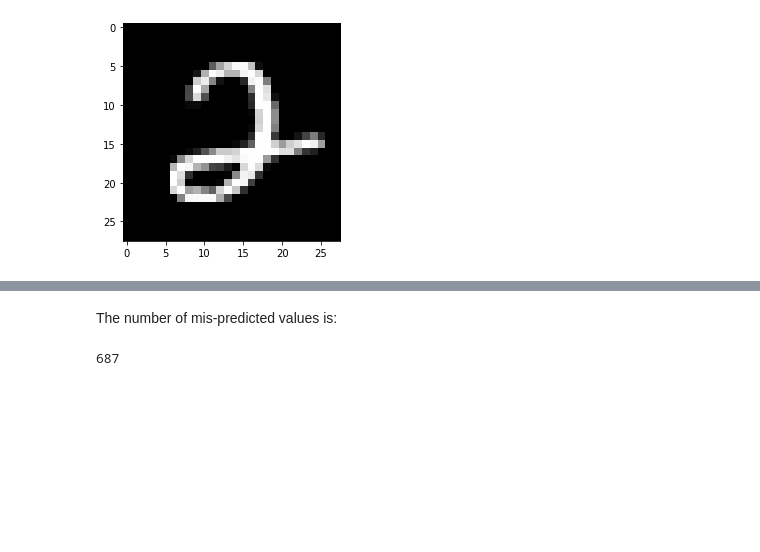
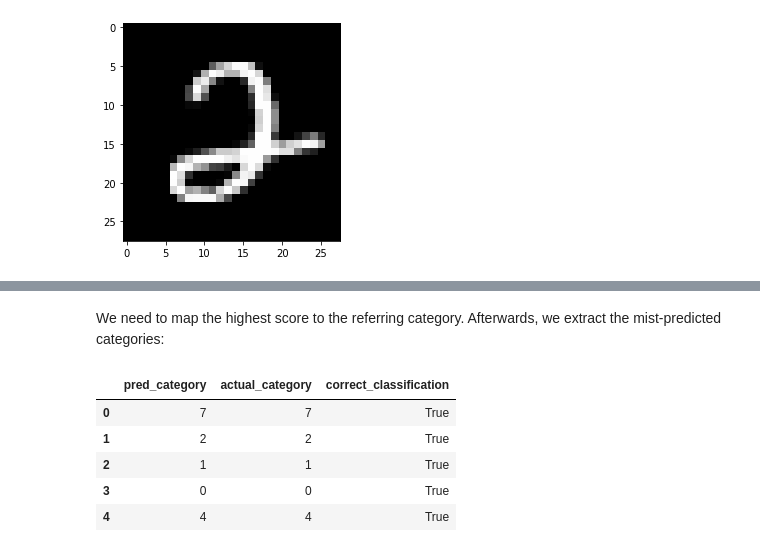
Before and after one commit to loremarchi/hands-on-machine-learning-R-module-3-python, a Jupyter notebook: 2_fundamentals.ipynb, the cells around one changed output, grey strips where cells are left out. Drawn from its saved outputs; the diff is of its cells as text; code cells hidden in the pictures; blank space fills up the shorter version.

```diff
--- a/2_fundamentals.ipynb
+++ b/2_fundamentals.ipynb
@@ -212,3 +420,5 @@ array([0.   , 0.   , 0.   , 0.   , 0.   , 0.   , 0.   , 0.994, 0.   ,
+# %% [markdown]
+We need to map the highest score to the referring category. Afterwards, we extract the mist-predicted categories:
 # %%
 # prediction vs actual
 predicted_category = np.argmax(prediction, axis = 1)
@@ -220,6 +426,11 @@ index_mispred = np.where(~mask)
-# %% [markdown]
-The number of mis-predicted values is:
-# %%
-(~mask).sum()
-# %% [output]
-687
+# %%
+summary = pd.DataFrame({'pred_category':predicted_category,
+                        'actual_category':actual_category,
+                        'correct_classification':np.equal(predicted_category,actual_category)}); summary.head()
+# %% [output]
+|  | pred_category | actual_category | correct_classification |
+| 0 | 7 | 7 | True |
+| 1 | 2 | 2 | True |
+| 2 | 1 | 1 | True |
+| 3 | 0 | 0 | True |
+| 4 | 4 | 4 | True |
```
Also changed, not shown: parts of 66 cells of this notebook, 2 other files.
